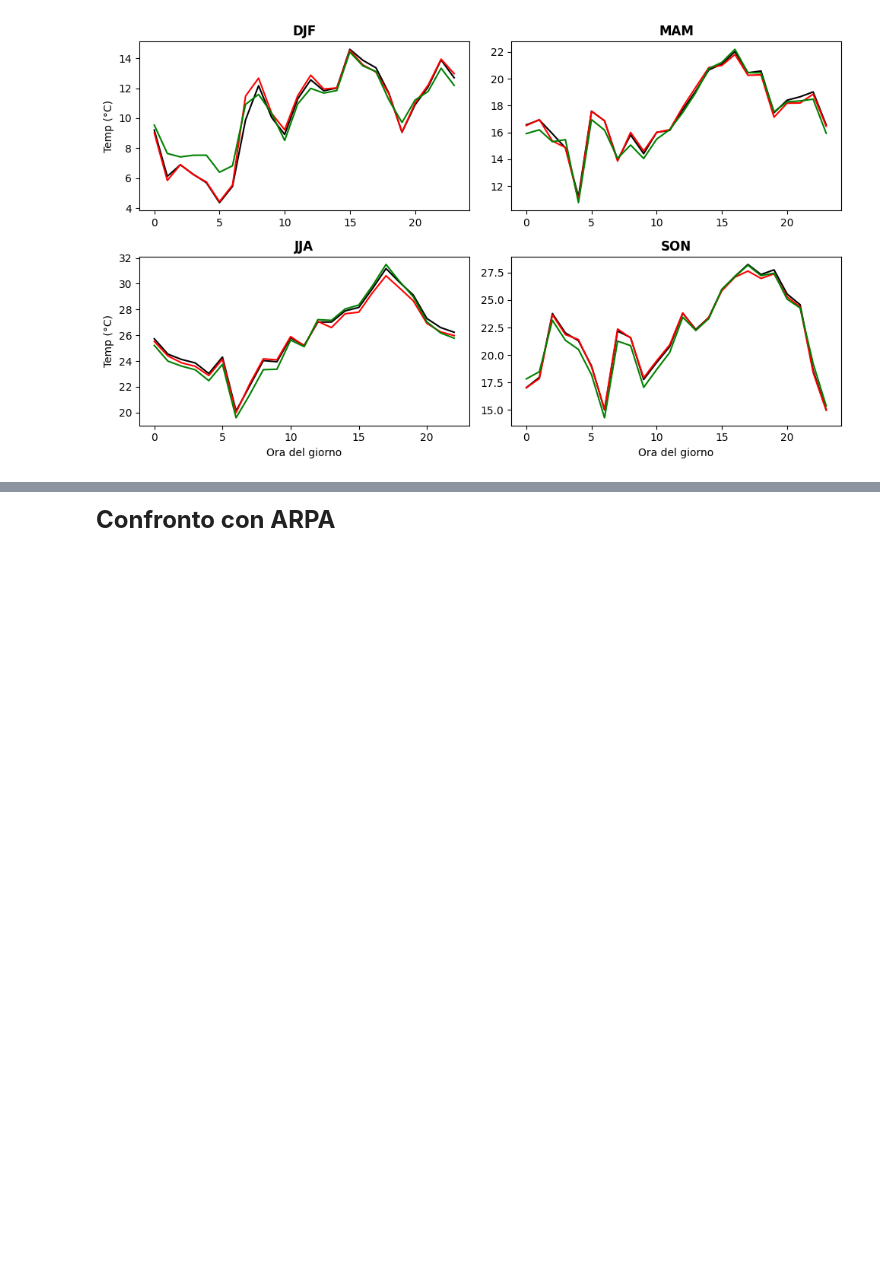
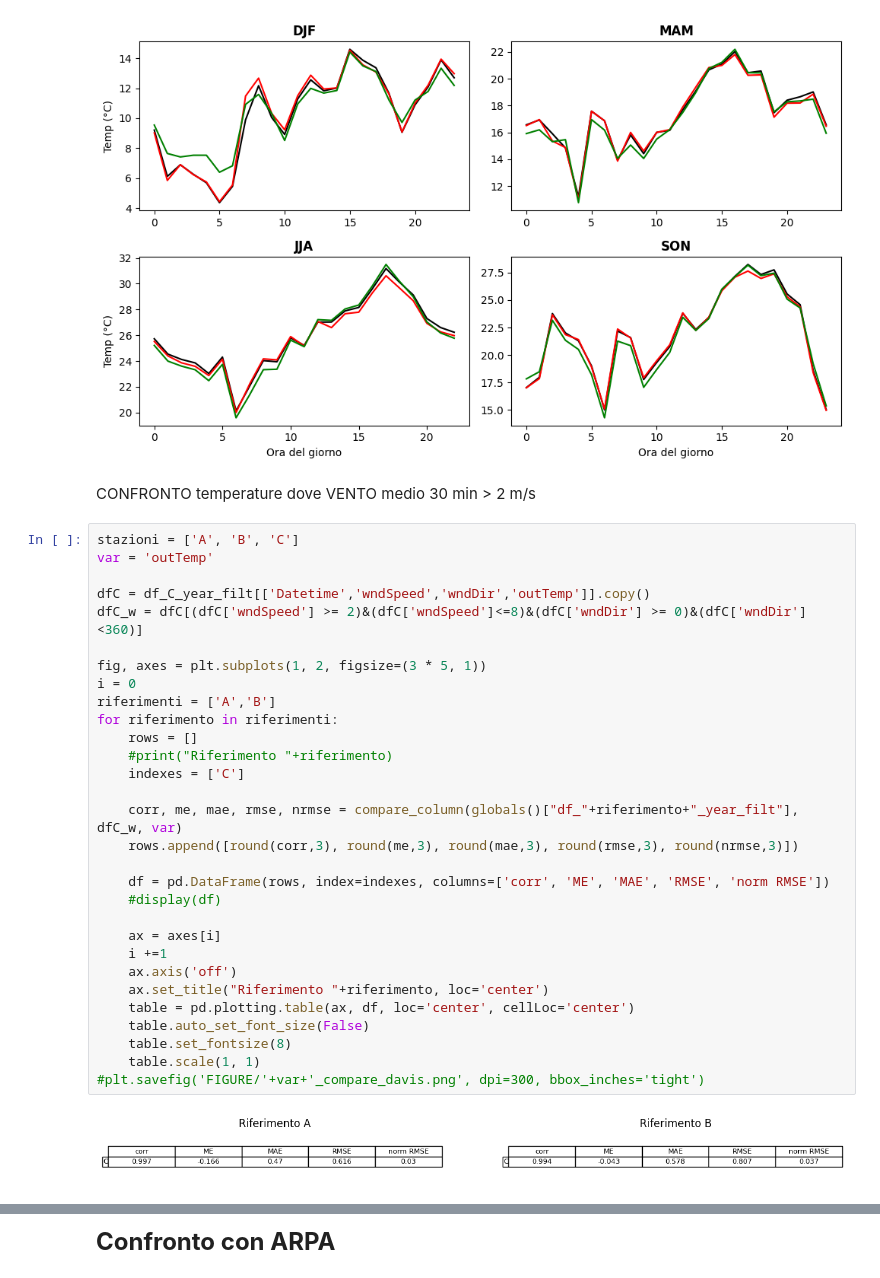
Before and after one commit to FedeJack06/Laboratorio-di-Fisica-dell-Atmosfera, a Jupyter notebook: 1esp/B_Stazioni_Davis.ipynb, the cells around one changed output, grey strips where cells are left out. Saved outputs shown, nothing was run; the diff lists cells and outputs as text; blank space fills up the shorter version.

```diff
--- a/1esp/B_Stazioni_Davis.ipynb
+++ b/1esp/B_Stazioni_Davis.ipynb
@@ -890,3 +893,37 @@ plt.tight_layout()
 plt.show()
 # %% [output]
 [figure]
+# %% [markdown]
+CONFRONTO temperature dove VENTO medio 30 min > 2 m/s
+# %%
+stazioni = ['A', 'B', 'C']
+var = 'outTemp'
+
+dfC = df_C_year_filt[['Datetime','wndSpeed','wndDir','outTemp']].copy()
+dfC_w = dfC[(dfC['wndSpeed'] >= 2)&(dfC['wndSpeed']<=8)&(dfC['wndDir'] >= 0)&(dfC['wndDir']<360)]
+
+fig, axes = plt.subplots(1, 2, figsize=(3 * 5, 1))
+i = 0
+riferimenti = ['A','B']
+for riferimento in riferimenti:
+    rows = []
+    #print("Riferimento "+riferimento)
+    indexes = ['C']
+
+    corr, me, mae, rmse, nrmse = compare_column(globals()["df_"+riferimento+"_year_filt"], dfC_w, var)
+    rows.append([round(corr,3), round(me,3), round(mae,3), round(rmse,3), round(nrmse,3)])
+
+    df = pd.DataFrame(rows, index=indexes, columns=['corr', 'ME', 'MAE', 'RMSE', 'norm RMSE'])
+    #display(df)
+
+    ax = axes[i]
+    i +=1
+    ax.axis('off')
+    ax.set_title("Riferimento "+riferimento, loc='center')
+    table = pd.plotting.table(ax, df, loc='center', cellLoc='center')
+    table.auto_set_font_size(False)
+    table.set_fontsize(8)
+    table.scale(1, 1)
+#plt.savefig('FIGURE/'+var+'_compare_davis.png', dpi=300, bbox_inches='tight')
+# %% [output]
+[figure, added]
```
Also changed, not shown: parts of 14 cells of this notebook, 1 other file.
